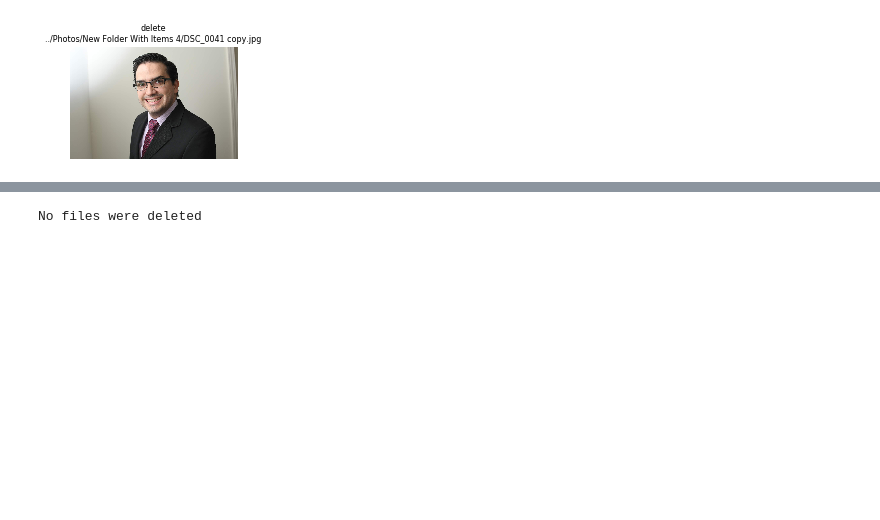
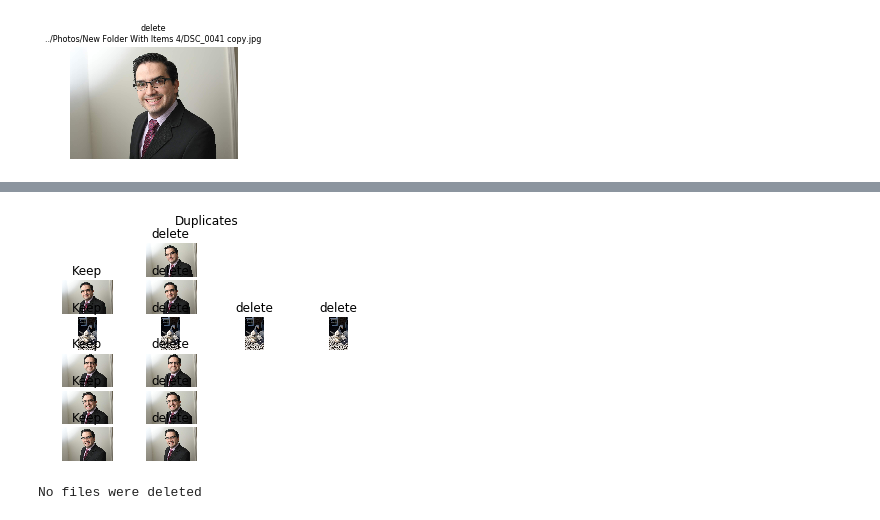
Before and after one commit to cemoga/delete_duplicate_files, a Jupyter notebook: duplicate_images.ipynb, the cells around one changed output, grey strips where cells are left out. Cells and saved outputs as stored; diff of their text form; code cells hidden in the pictures; blank space fills up the shorter version.

```diff
--- a/duplicate_images.ipynb
+++ b/duplicate_images.ipynb
@@ -194,3 +219,32 @@ NameError: name 'x' is not defined
+# %%
+rows = len(reapeated_files_df.index.to_list())
+columns = reapeated_files_df['count'].max()
+fig, axs = plt.subplots(rows,columns, gridspec_kw={'hspace': 0.5, 'wspace': 0})
+#fig.set_size_inches((3*rows,3*columns))
+fig.suptitle('Duplicates')
+
+k=0
+l=0
+for i in range(1,len(repeated_path_df.index.get_level_values(1).tolist())):
+    if repeated_path_df.index.get_level_values(0)[i] == repeated_path_df.index.get_level_values(0)[i-1]:
+            # If the hash is the same as the previous row, delete it (Keep only the first one)
+            l+=1
+    else:
+            # if hash changes compared to the last row, keep the file (don't delete it)
+            k+=1
+            l=0
+
+    image_path = os.path.join(repeated_path_df.index.get_level_values(1)[i])
+    img = mpimg.imread(image_path)
+    axs[k,l].imshow(img)
+    axs[k,l].axis('off')
+    axs[k,l].set_title(repeated_path_df['action'][i]);
+
+for k in range(rows):
+    for l in range(columns):
+        axs[k,l].axis('off')
+# %% [output]
+[figure, added]
 # %%
 txt = input("Do you want to delete the files(Y/N)?: ")
 # %%
```
Also changed, not shown: parts of 3 cells of this notebook, 30 other files.
